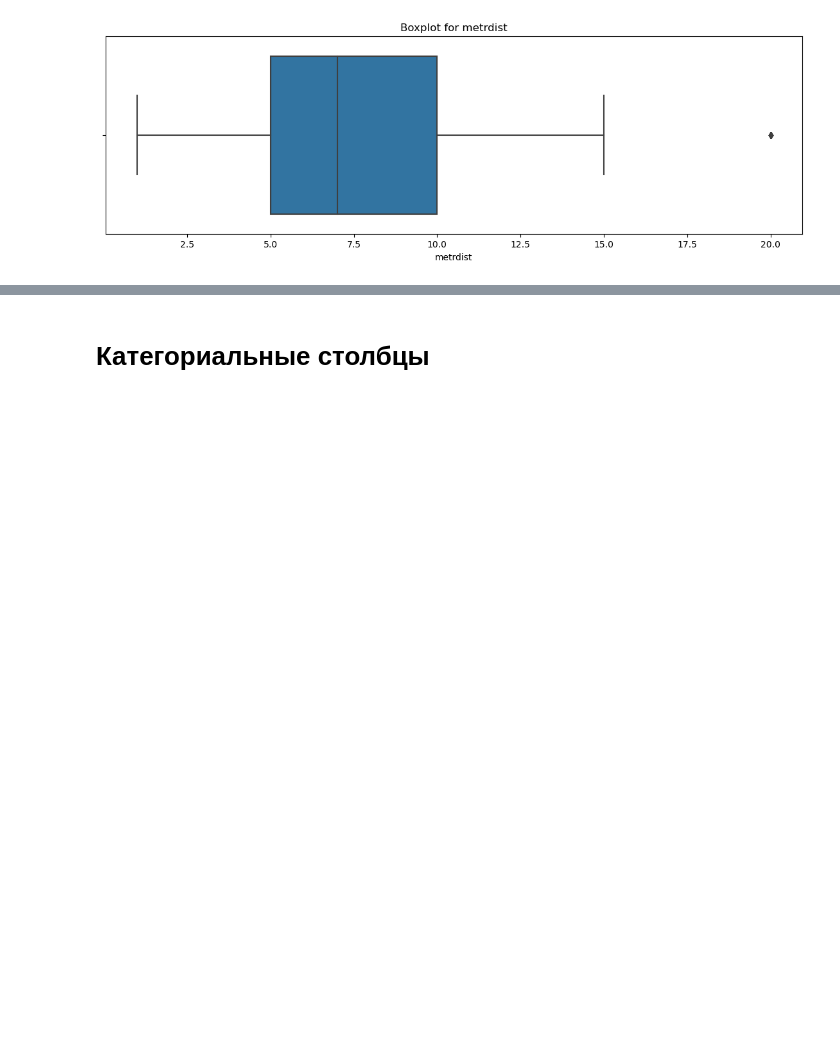
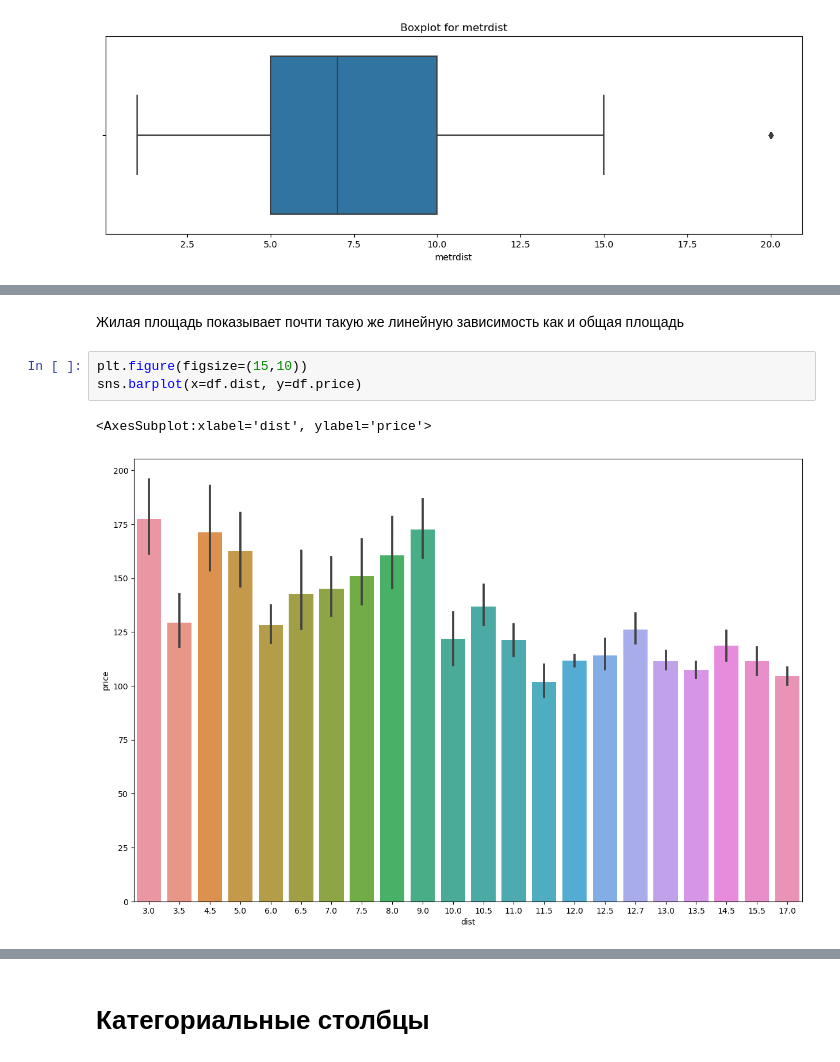
Before and after one commit to shxdee/JupyterNotebooks, a Jupyter notebook: Moscow Flats/Moscow Flats (Regression).ipynb, the cells around one changed output, grey strips where cells are left out. Cells and saved outputs as stored; diff of their text form; blank space fills up the shorter version.

```diff
--- a/Moscow Flats/Moscow Flats (Regression).ipynb
+++ b/Moscow Flats/Moscow Flats (Regression).ipynb
@@ -135,0 +173,8 @@ for col in num_cols:
+# %% [markdown]
+Жилая площадь показывает почти такую же линейную зависимость как и общая площадь
+# %%
+plt.figure(figsize=(15,10))
+sns.barplot(x=df.dist, y=df.price)
+# %% [output]
+<AxesSubplot:xlabel='dist', ylabel='price'>
+[figure, new version]
```
Also changed, not shown: parts of 117 cells of this notebook, 3 other files.
